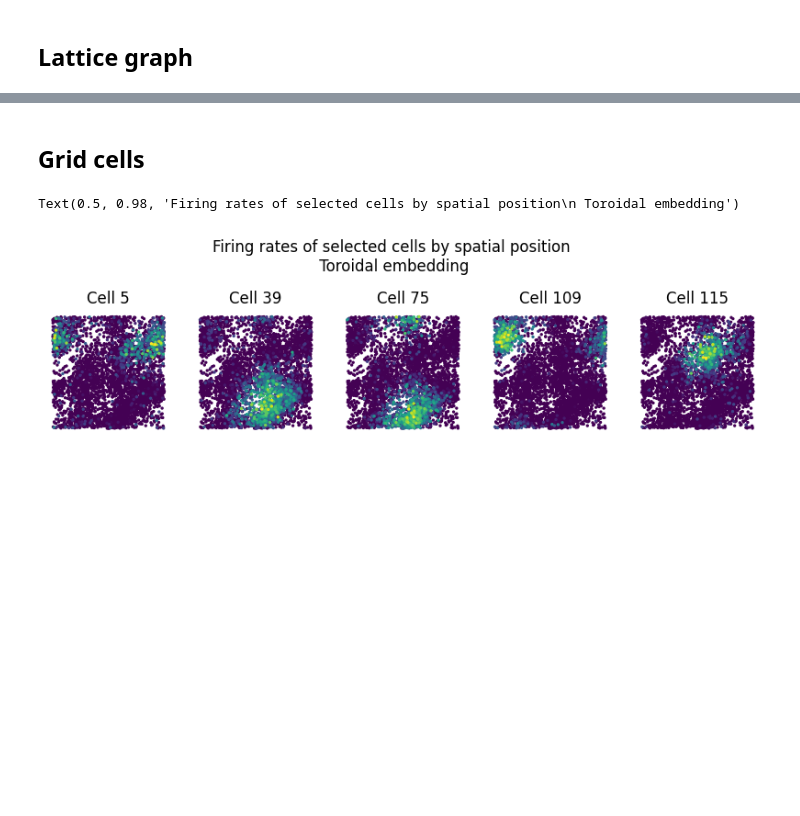
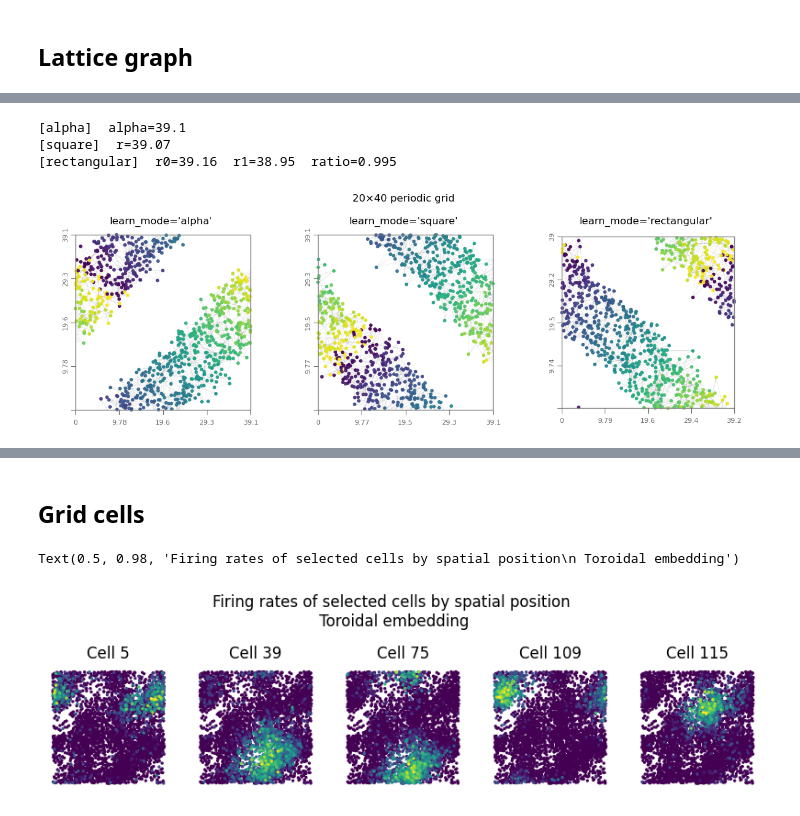
Before and after one commit to JacobLMiller/torus-mds, a Jupyter notebook: examples.ipynb, the cells around one changed output, grey strips where cells are left out. Saved outputs shown, nothing was run; the diff lists cells and outputs as text; code cells hidden in the pictures; blank space fills up the shorter version.

```diff
--- a/examples.ipynb
+++ b/examples.ipynb
@@ -165,0 +259,25 @@ plot_embedding_with_torus_edges(X_torus, G, ax=ax)
+# %%
+G40, D40 = get_periodic_lattice(20, 40)
+colors = [j for (i, j) in G40.nodes()]  # varies along the long (40-node) direction
+colors_short = [i for (i, j) in G40.nodes()]  # varies along the long (40-node) direction
+# %%
+fig, axes = plt.subplots(1, 3, figsize=(12, 4))
+for ax, mode in zip(axes, ['alpha', 'square', 'rectangular']):
+    proj = MDSTorusProjector()
+    proj.fit_transform(D40, learn_mode=mode)
+    if mode == 'alpha':
+        print(f"[{mode}]  alpha={proj.alpha_:.4g}")
+    elif mode == 'square':
+        print(f"[{mode}]  r={proj.r0_:.4g}")
+    else:
+        print(f"[{mode}]  r0={proj.r0_:.4g}  r1={proj.r1_:.4g}  ratio={proj.r1_/proj.r0_:.3f}")
+    plot_embedding_with_torus_edges(G=G40, torus=proj, ax=ax, colors=colors)
+    ax.set_title(f"learn_mode='{mode}'")
+plt.suptitle("20×40 periodic grid")
+plt.tight_layout()
+# --> different aspect ratio leads to diagonal embeddings even in the rectangular mode. This might be an initialization issue as the torus is initialized as a square.
+# %% [output]
+[alpha]  alpha=39.1
+[square]  r=39.07
+[rectangular]  r0=39.16  r1=38.95  ratio=0.995
+[figure, added]
```
Also changed, not shown: parts of 12 cells of this notebook, 1 other file.
